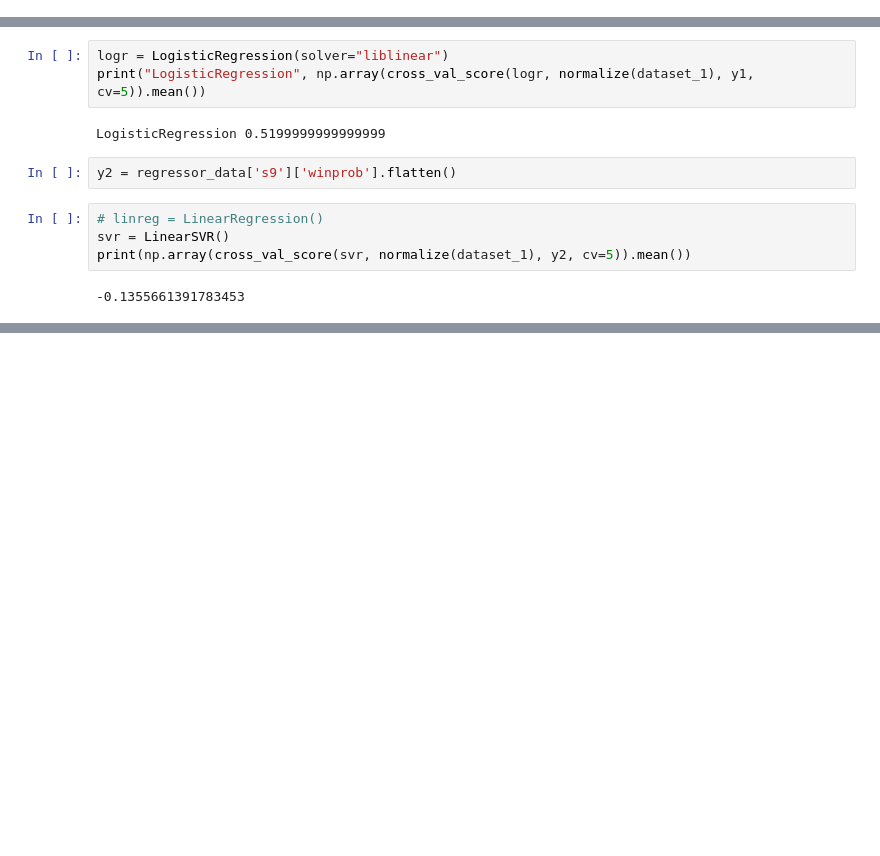
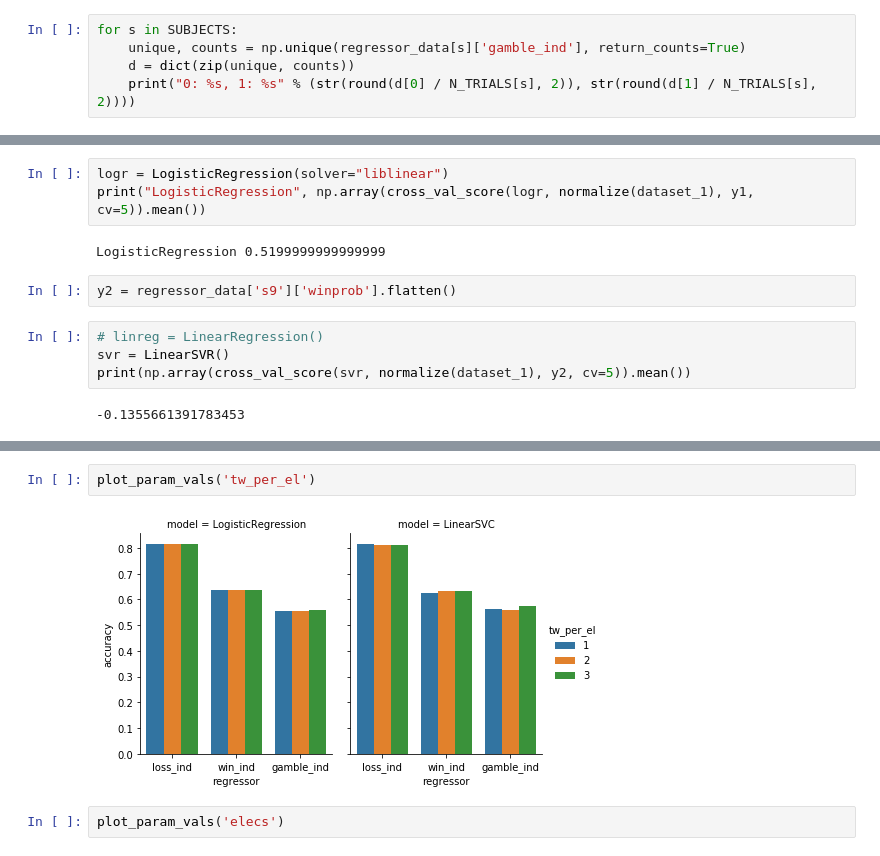
Before and after one commit to mariliisvelner/ofc-analysis, a Jupyter notebook: regression_analysis.ipynb, the cells around one changed output, grey strips where cells are left out. Cells and saved outputs as stored; diff of their text form; blank space fills up the shorter version.

```diff
--- a/regression_analysis.ipynb
+++ b/regression_analysis.ipynb
@@ -574,0 +685,5 @@ plot_model_metrics(results_norm, metric="f-scores", plot_title="LR_LSVC_fscores_
+# %%
+for s in SUBJECTS:
+    unique, counts = np.unique(regressor_data[s]['gamble_ind'], return_counts=True)
+    d = dict(zip(unique, counts))
+    print("0: %s, 1: %s" % (str(round(d[0] / N_TRIALS[s], 2)), str(round(d[1] / N_TRIALS[s], 2))))
@@ -1008,0 +1467,6 @@ sorted(filter(lambda x: x[0][0] == 's10', result_statistics_LSVC['combo'].items(
+# %%
+plot_param_vals('tw_per_el')
+# %% [output]
+[figure, added]
+# %%
+plot_param_vals('elecs')
```
Also changed, not shown: parts of 50 cells of this notebook, 2 other files.
